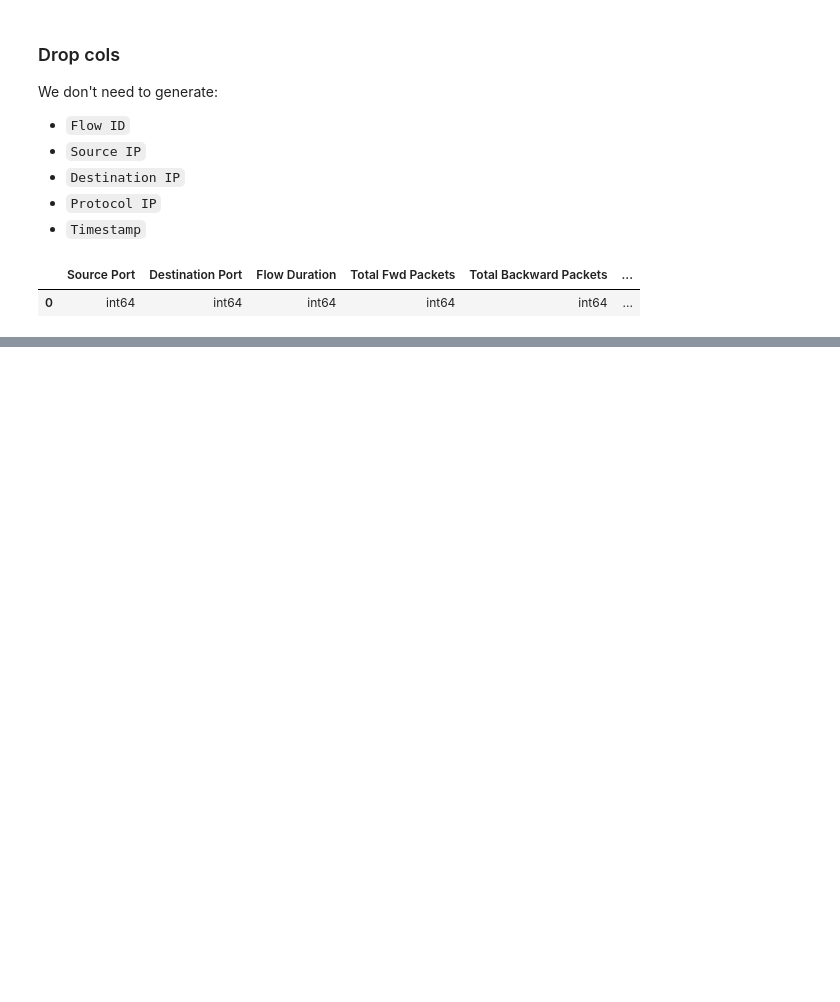
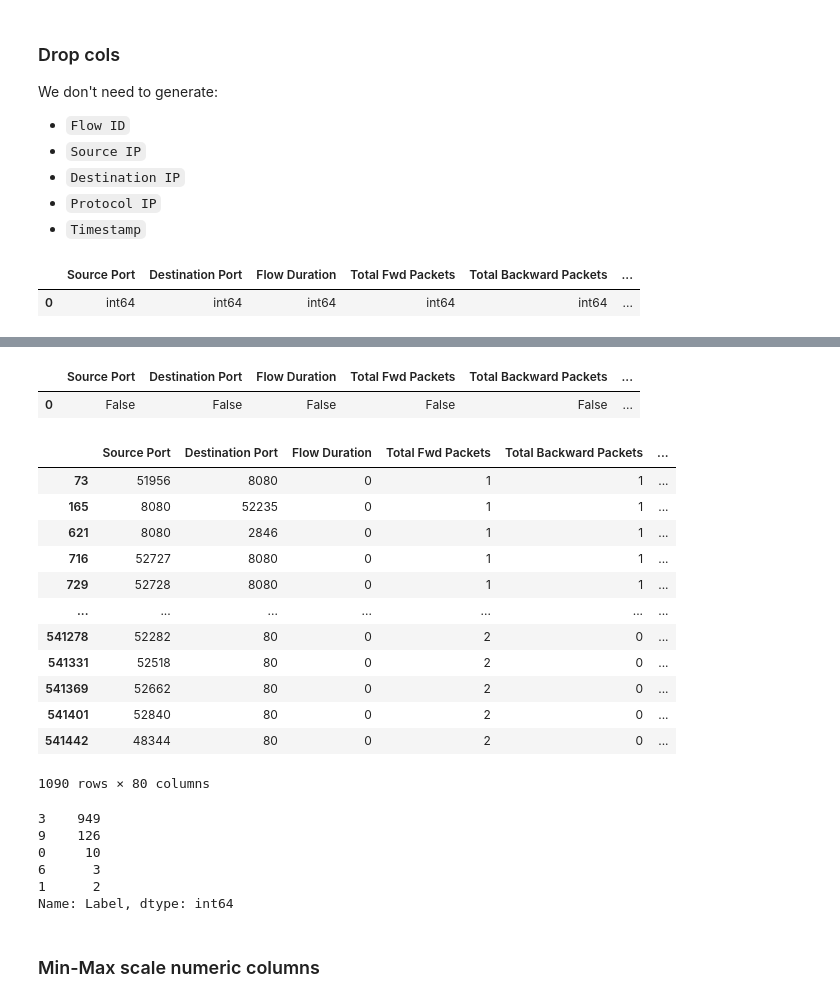
Before and after one commit to CN-TU/controllable-network-data-balancing-with-gans, a Jupyter notebook: data_exploration.ipynb, the cells around one changed output, grey strips where cells are left out. Cells and saved outputs as stored; diff of their text form; code cells hidden in the pictures; blank space fills up the shorter version.

Commit message:
handle `inf` values in `Flow Bytes/s` and `Flow Packets/s` + scaling

```diff
--- a/data_exploration.ipynb
+++ b/data_exploration.ipynb
@@ -220,0 +225,34 @@ df.dtypes.to_frame().T
+# %%
+np.isinf(df).any().to_frame().T
+# %% [output]
+|  | Source Port | Destination Port | Flow Duration | Total Fwd Packets | Total Backward Packets | ... |
+| 0 | False | False | False | False | False | ... |
+# %%
+# flow duration is 0 for all
+inf_rows = df.index[np.isinf(df).any(1)]
+df_inf = df.iloc[inf_rows]
+df_inf
+# %% [output]
+|  | Source Port | Destination Port | Flow Duration | Total Fwd Packets | Total Backward Packets | ... |
+| 73 | 51956 | 8080 | 0 | 1 | 1 | ... |
+| 165 | 8080 | 52235 | 0 | 1 | 1 | ... |
+| 621 | 8080 | 2846 | 0 | 1 | 1 | ... |
+| 716 | 52727 | 8080 | 0 | 1 | 1 | ... |
+| 729 | 52728 | 8080 | 0 | 1 | 1 | ... |
+| ... | ... | ... | ... | ... | ... | ... |
+| 541278 | 52282 | 80 | 0 | 2 | 0 | ... |
+| 541331 | 52518 | 80 | 0 | 2 | 0 | ... |
+| 541369 | 52662 | 80 | 0 | 2 | 0 | ... |
+| 541401 | 52840 | 80 | 0 | 2 | 0 | ... |
+| 541442 | 48344 | 80 | 0 | 2 | 0 | ... |
+1090 rows × 80 columns
+# %%
+# probably not problematic if we drop the rows.
+df_inf.Label.value_counts()
+# %% [output]
+3    949
+9    126
+0     10
+6      3
+1      2
+Name: Label, dtype: int64
@@ -220,0 +261,2 @@ df.dtypes.to_frame().T
+# %% [markdown]
+### Min-Max scale numeric columns
```
Also changed, not shown: parts of 5 cells of this notebook, 1 other file.
